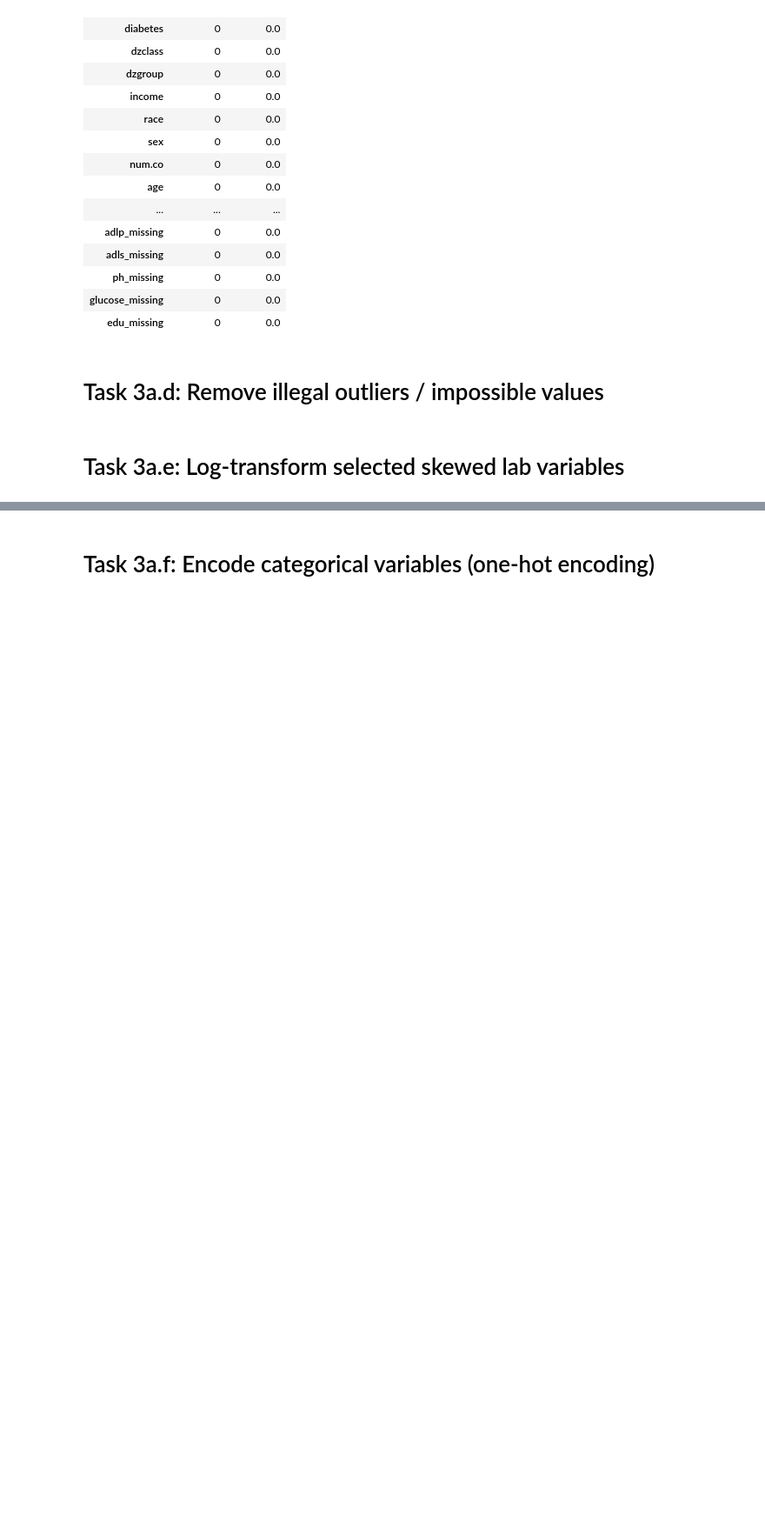
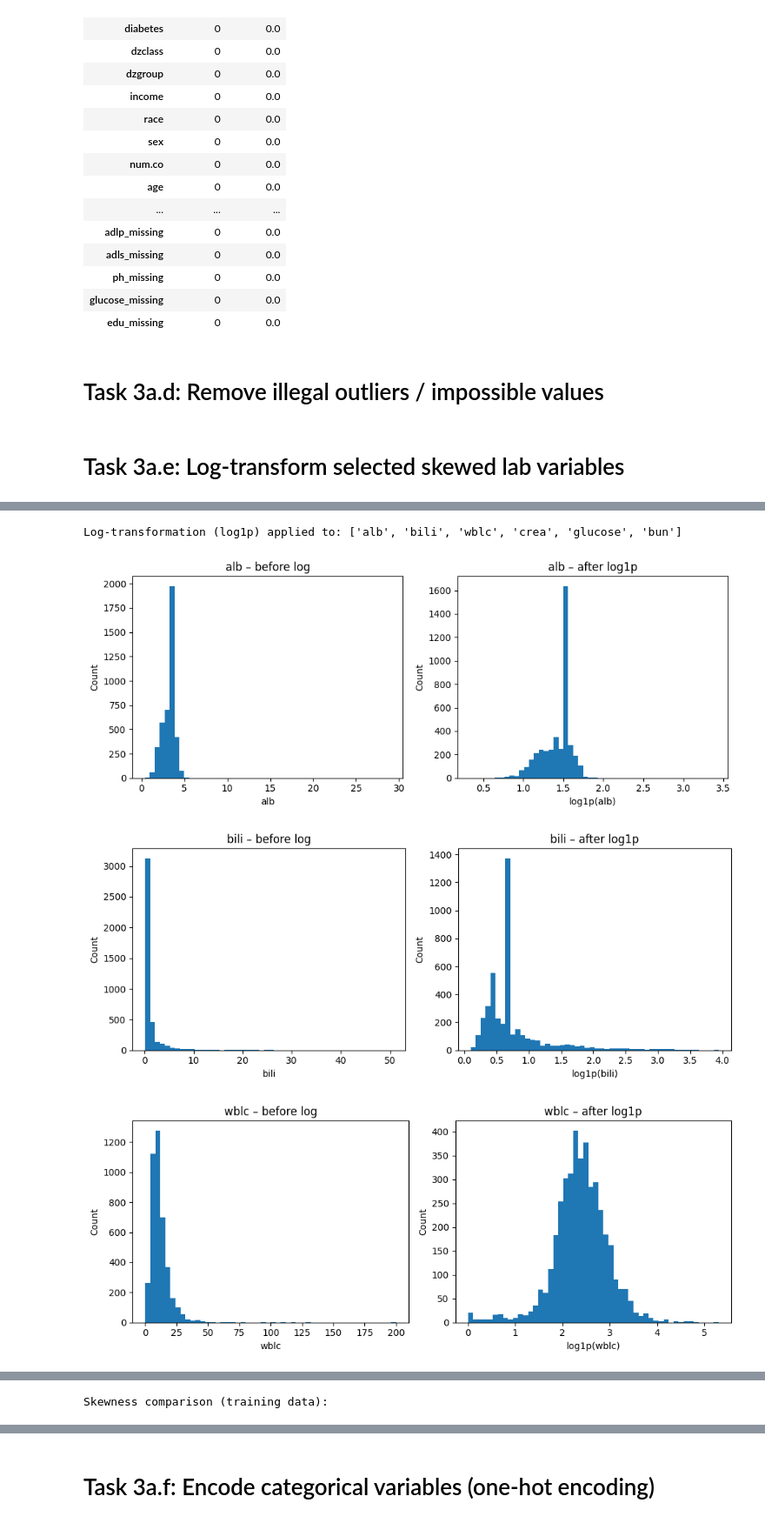
Before and after one commit to morawia/hospital-los, a Jupyter notebook: notebook/BI-hospital-los_251201.ipynb, the cells around one changed output, grey strips where cells are left out. Shown at 87% size. Drawn from its saved outputs; the diff is of its cells as text; code cells hidden in the pictures; blank space fills up the shorter version.

Commit message:
Added impl of data transformation and standardization

```diff
--- a/notebook/BI-hospital-los_251201.ipynb
+++ b/notebook/BI-hospital-los_251201.ipynb
@@ -1941,7 +1981,7 @@ dp_code_executor = student_b
 
 start_time_drop = now()
 
-cols_drop_missing = ["race", "sod", "meanbp", "hrt", "resp", "temp"]
+cols_drop_missing = ["race", "dnr", "sps", "aps", "scoma"]
 
 # rows before dropping
 rows_before = X_train.shape[0]
@@ -2367,0 +2521,68 @@ engine.insert(mva_after_activity, prefixes=prefixes)
+# %%
+# Task 3a.e: Log-transformation + check
+
+# log-transform: alb, bili, wblc, crea, glucose, bun
+
+# Einige dieser Variablen enthalten 0-Werte (wblc, glucose, evtl. alb).
+# Deshalb verwenden wir log1p(x) = log(x + 1)
+
+#Based on a skewness analysis performed exclusively on the training dataset,
+#several laboratory variables exhibited strong right-skewed distributions.
+#Albumin, bilirubin, white blood cell count, creatinine, glucose, and blood urea
+#nitrogen were therefore log-transformed using log(x + 1) to reduce skewness,
+#stabilize variance, and limit the influence of extreme values while preserving
+#clinically meaningful information. The same transformation was applied to the
+#test dataset using the parameters defined on the training data.
+
+log_code_writer = student_b
+log_code_executor = student_b
+
+start_time_log = now()
+
+# variables selected based on skewness analysis (training data)
+log_transform_cols = ["alb", "bili", "wblc", "crea", "glucose", "bun"]
+
+# backup original values for later comparison
+X_train_prelog = X_train[log_transform_cols].copy()
+
+# apply log1p to train & test
+for col in log_transform_cols:
+    X_train[col] = np.log1p(X_train[col])
+    X_test[col]  = np.log1p(X_test[col])
+
+end_time_log = now()
+
+print("Log-transformation (log1p) applied to:", log_transform_cols)
+
+# comparison: before vs after log
+for col in log_transform_cols:
+    fig, axes = plt.subplots(1, 2, figsize=(10, 4))
+
+    # before log
+    axes[0].hist(X_train_prelog[col], bins=50)
+    axes[0].set_title(f"{col} – before log")
+    axes[0].set_xlabel(col)
+    axes[0].set_ylabel("Count")
+
+    # after log
+    axes[1].hist(X_train[col], bins=50)
+    axes[1].set_title(f"{col} – after log1p")
+    axes[1].set_xlabel(f"log1p({col})")
+    axes[1].set_ylabel("Count")
+
+    plt.tight_layout()
+    plt.show()
+
+# skewness comparison
+skew_comparison = pd.DataFrame({
+    "skew_before": X_train_prelog.skew(),
+    "skew_after": X_train[log_transform_cols].skew()
+}).round(3)
+
+print("Skewness comparison (training data):")
+display(skew_comparison)
+# %% [output]
+Log-transformation (log1p) applied to: ['alb', 'bili', 'wblc', 'crea', 'glucose', 'bun']
+[figure, added]
+[figure, added]
+[figure, added]
@@ -2367,0 +2592 @@ engine.insert(mva_after_activity, prefixes=prefixes)
+Skewness comparison (training data):
```
Also changed, not shown: parts of 25 cells of this notebook.
